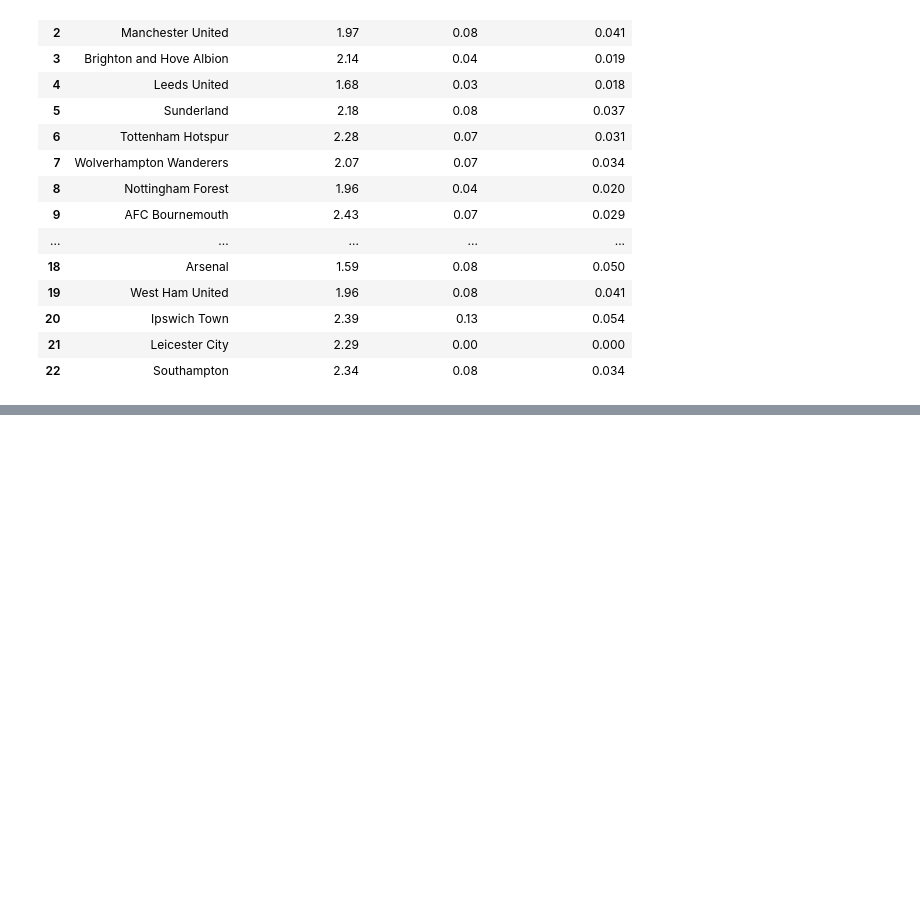
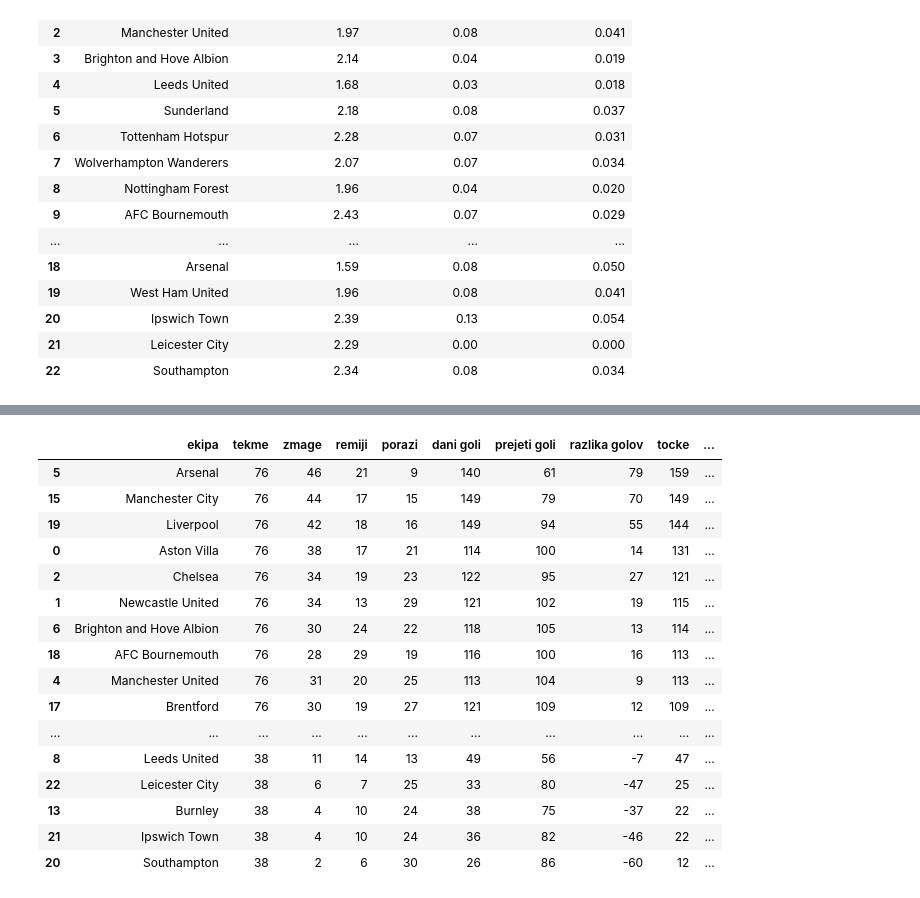
Before and after one commit to KristinaD03/projektna-UVP, a Jupyter notebook: analiza_tekem.ipynb, the cells around one changed output, grey strips where cells are left out. Cells and saved outputs as stored; diff of their text form; code cells hidden in the pictures; blank space fills up the shorter version.

```diff
--- a/analiza_tekem.ipynb
+++ b/analiza_tekem.ipynb
@@ -439,0 +599,96 @@ tabela_kartonov
+# %%
+ekipe = []
+
+for vrstica in tekme.itertuples():
+    if vrstica.domaca_ekipa not in ekipe:
+        ekipe.append(vrstica.domaca_ekipa)
+    if vrstica.gostujoca_ekipa not in ekipe:
+        ekipe.append(vrstica.gostujoca_ekipa)
+
+uspesnost = []
+
+for ekipa in ekipe:
+    tekme_ekipe = 0
+    zmage = 0
+    remiji = 0
+    porazi = 0
+    dani_goli = 0
+    prejeti_goli = 0
+
+    for vrstica in tekme.itertuples():
+
+        if vrstica.domaca_ekipa == ekipa:
+            tekme_ekipe += 1
+            dani_goli += vrstica.goli_domaca
+            prejeti_goli += vrstica.goli_gost
+
+            if vrstica.goli_domaca > vrstica.goli_gost:
+                zmage += 1
+            elif vrstica.goli_domaca == vrstica.goli_gost:
+                remiji += 1
+            else:
+                porazi += 1
+
+        elif vrstica.gostujoca_ekipa == ekipa:
+            tekme_ekipe += 1
+            dani_goli += vrstica.goli_gost
+            prejeti_goli += vrstica.goli_domaca
+
+            if vrstica.goli_gost > vrstica.goli_domaca:
+                zmage += 1
+            elif vrstica.goli_gost == vrstica.goli_domaca:
+                remiji += 1
+            else:
+                porazi += 1
+
+    razlika_golov = dani_goli - prejeti_goli
+    tocke = zmage * 3 + remiji
+    povprecje_golov = dani_goli / tekme_ekipe
+
+    uspesnost.append([
+        ekipa,
+        tekme_ekipe,
+        zmage,
+        remiji,
+        porazi,
+        dani_goli,
+        prejeti_goli,
+        razlika_golov,
+        tocke,
+        povprecje_golov
+    ])
+
+uspesnost = pd.DataFrame(uspesnost, columns=[
+    "ekipa",
+    "tekme",
+    "zmage",
+    "remiji",
+    "porazi",
+    "dani goli",
+    "prejeti goli",
+    "razlika golov",
+    "tocke",
+    "povprecje golov"
+])
+
+uspesnost = uspesnost.sort_values("tocke", ascending=False)
+
+uspesnost
+# %% [output]
+|  | ekipa | tekme | zmage | remiji | porazi | dani goli | prejeti goli | razlika golov | tocke | ... |
+| 5 | Arsenal | 76 | 46 | 21 | 9 | 140 | 61 | 79 | 159 | ... |
+| 15 | Manchester City | 76 | 44 | 17 | 15 | 149 | 79 | 70 | 149 | ... |
+| 19 | Liverpool | 76 | 42 | 18 | 16 | 149 | 94 | 55 | 144 | ... |
+| 0 | Aston Villa | 76 | 38 | 17 | 21 | 114 | 100 | 14 | 131 | ... |
+| 2 | Chelsea | 76 | 34 | 19 | 23 | 122 | 95 | 27 | 121 | ... |
+| 1 | Newcastle United | 76 | 34 | 13 | 29 | 121 | 102 | 19 | 115 | ... |
+| 6 | Brighton and Hove Albion | 76 | 30 | 24 | 22 | 118 | 105 | 13 | 114 | ... |
+| 18 | AFC Bournemouth | 76 | 28 | 29 | 19 | 116 | 100 | 16 | 113 | ... |
+| 4 | Manchester United | 76 | 31 | 20 | 25 | 113 | 104 | 9 | 113 | ... |
+| 17 | Brentford | 76 | 30 | 19 | 27 | 121 | 109 | 12 | 109 | ... |
+| ... | ... | ... | ... | ... | ... | ... | ... | ... | ... | ... |
+| 8 | Leeds United | 38 | 11 | 14 | 13 | 49 | 56 | -7 | 47 | ... |
+| 22 | Leicester City | 38 | 6 | 7 | 25 | 33 | 80 | -47 | 25 | ... |
+| 13 | Burnley | 38 | 4 | 10 | 24 | 38 | 75 | -37 | 22 | ... |
+| 21 | Ipswich Town | 38 | 4 | 10 | 24 | 36 | 82 | -46 | 22 | ... |
+| 20 | Southampton | 38 | 2 | 6 | 30 | 26 | 86 | -60 | 12 | ... |
```
Also changed, not shown: parts of 7 cells of this notebook.
